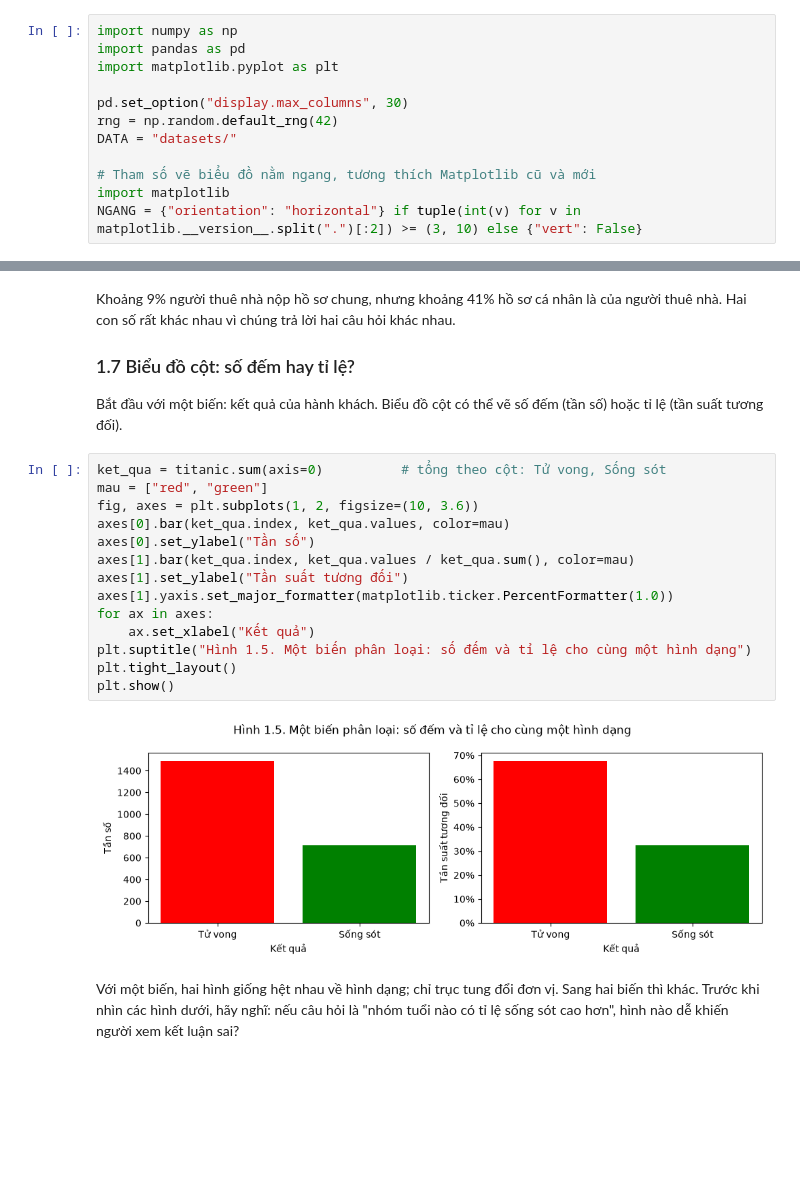
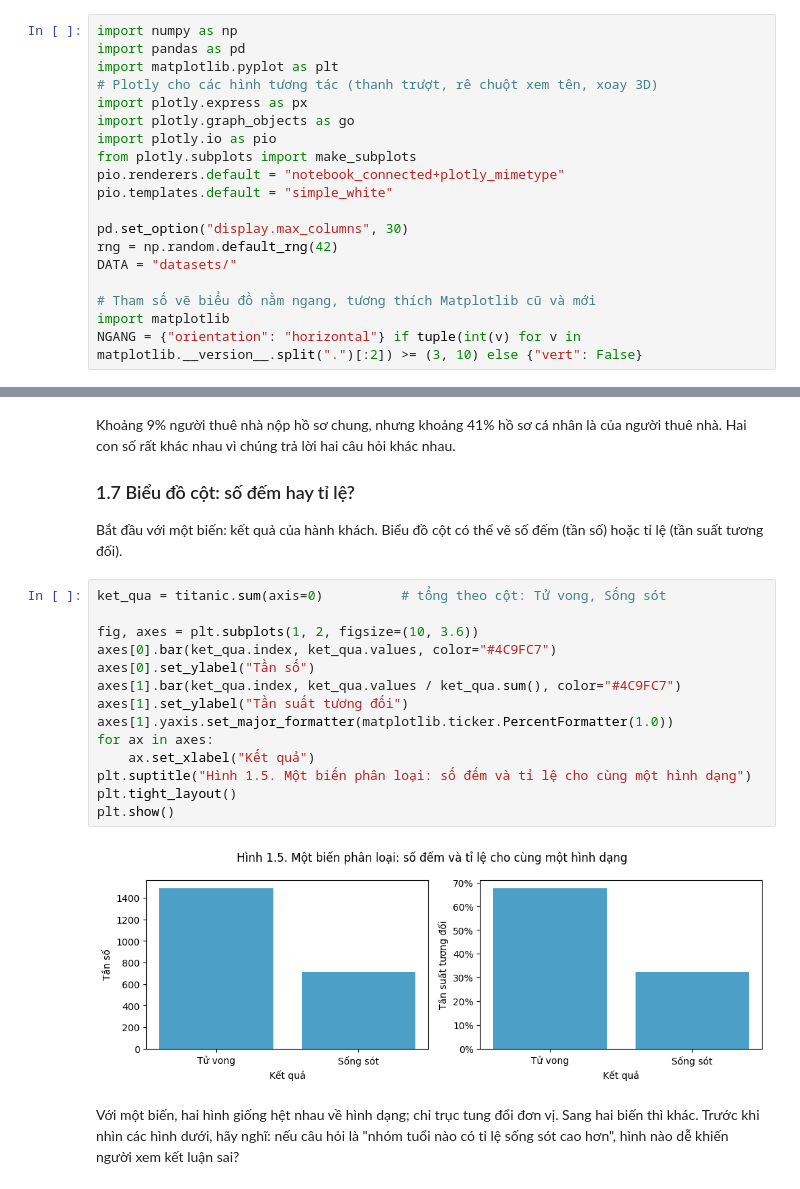
Before and after one commit to h2bach/UET.MAT1052-Labs-Materials, a Jupyter notebook: W2_TomTatDuLieu.ipynb, the cells around one changed output, grey strips where cells are left out. Cells and saved outputs as stored; diff of their text form; blank space fills up the shorter version.

```diff
--- a/W2_TomTatDuLieu.ipynb
+++ b/W2_TomTatDuLieu.ipynb
@@ -32,6 +31,13 @@ Tự trả lời trước khi mở đáp án thu gọn.
 import numpy as np
 import pandas as pd
 import matplotlib.pyplot as plt
+# Plotly cho các hình tương tác (thanh trượt, rê chuột xem tên, xoay 3D)
+import plotly.express as px
+import plotly.graph_objects as go
+import plotly.io as pio
+from plotly.subplots import make_subplots
+pio.renderers.default = "notebook_connected+plotly_mimetype"
+pio.templates.default = "simple_white"
 
 pd.set_option("display.max_columns", 30)
 rng = np.random.default_rng(42)
@@ -330,20 +336,20 @@ Khoảng 9% người thuê nhà nộp hồ sơ chung, nhưng khoảng 41% hồ s
 Bắt đầu với một biến: kết quả của hành khách. Biểu đồ cột có thể vẽ số đếm (tần số) hoặc tỉ lệ (tần suất tương đối).
 # %%
 ket_qua = titanic.sum(axis=0)          # tổng theo cột: Tử vong, Sống sót
-mau = ["red", "green"]
+
 fig, axes = plt.subplots(1, 2, figsize=(10, 3.6))
-axes[0].bar(ket_qua.index, ket_qua.values, color=mau)
+axes[0].bar(ket_qua.index, ket_qua.values, color="#4C9FC7")
 axes[0].set_ylabel("Tần số")
-axes[1].bar(ket_qua.index, ket_qua.values / ket_qua.sum(), color=mau)
+axes[1].bar(ket_qua.index, ket_qua.values / ket_qua.sum(), color="#4C9FC7")
 axes[1].set_ylabel("Tần suất tương đối")
 axes[1].yaxis.set_major_formatter(matplotlib.ticker.PercentFormatter(1.0))
 for ax in axes:
     ax.set_xlabel("Kết quả")
 plt.suptitle("Hình 1.5. Một biến phân loại: số đếm và tỉ lệ cho cùng một hình dạng")
 plt.tight_layout()
 plt.show()
 # %% [output]
-[figure, old version]
+[figure, new version]
 # %% [markdown]
 Với một biến, hai hình giống hệt nhau về hình dạng; chỉ trục tung đổi đơn vị. Sang hai biến thì khác. Trước khi nhìn các hình dưới, hãy nghĩ: nếu câu hỏi là "nhóm tuổi nào có tỉ lệ sống sót cao hơn", hình nào dễ khiến người xem kết luận sai?
 # %%
```
Also changed, not shown: parts of 28 cells of this notebook, 3 other files.
